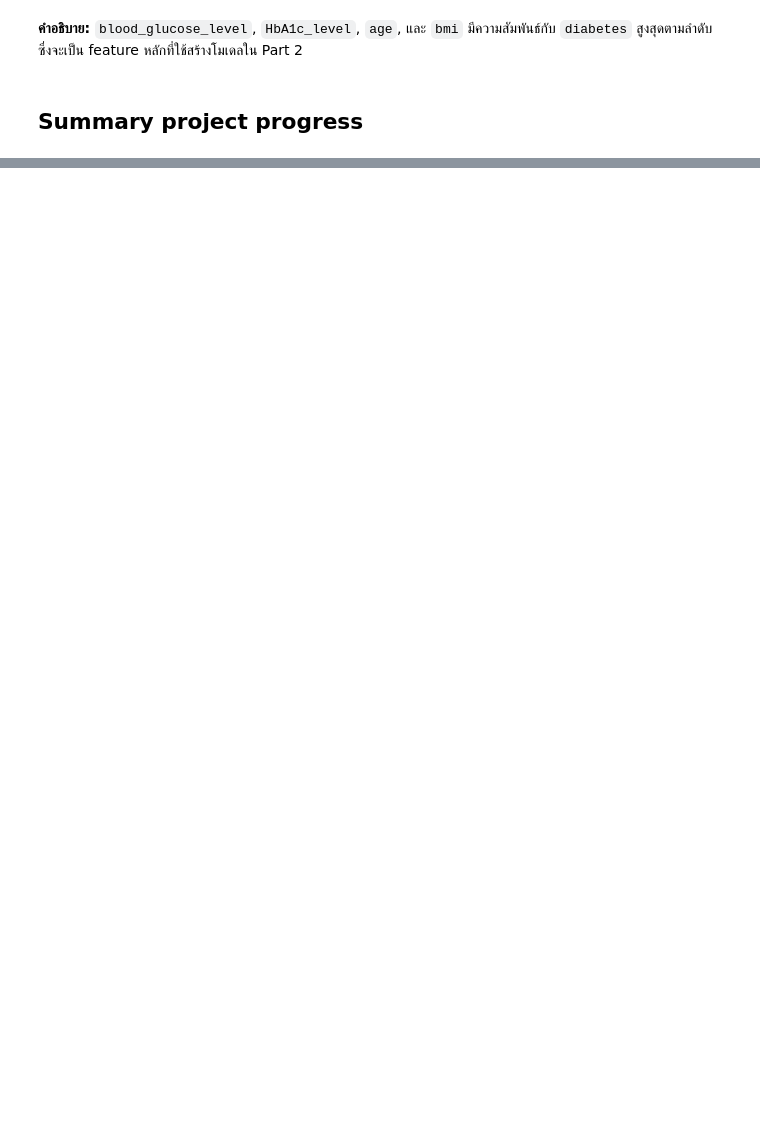
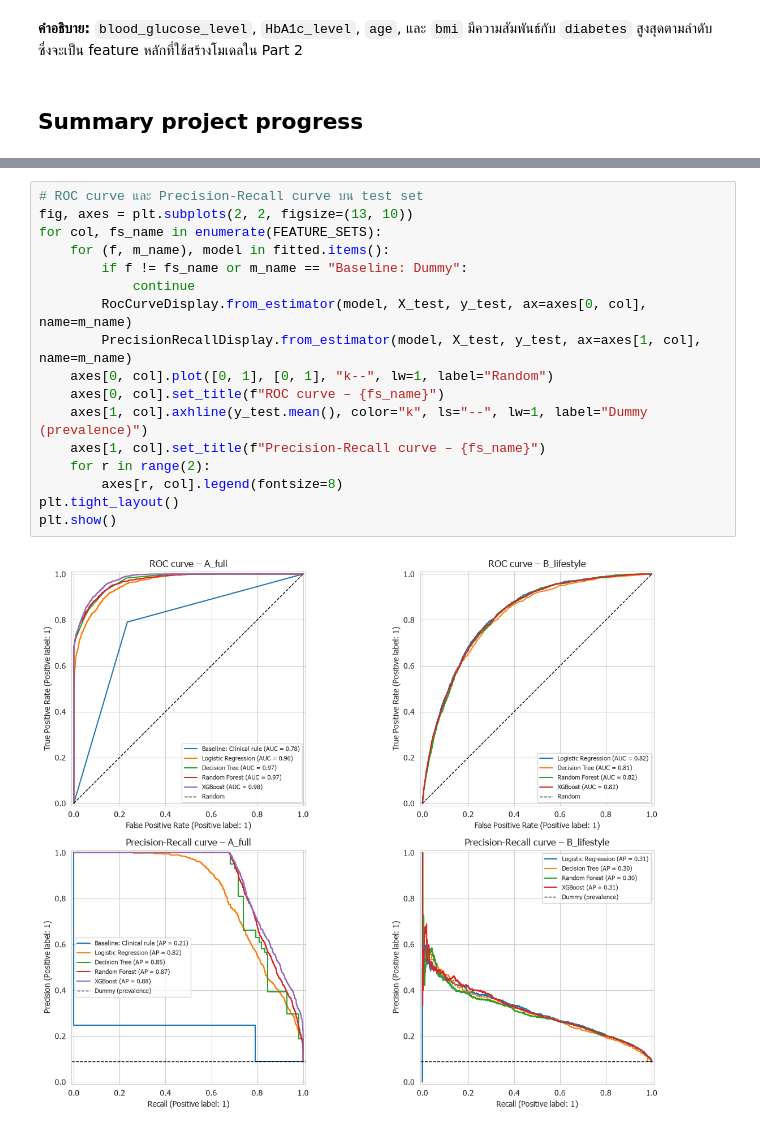
Before and after one commit to Graceiscoming/HealthSense, a Jupyter notebook: CP462_Project_HealthSense.ipynb, the cells around one changed output, grey strips where cells are left out. Saved outputs shown, nothing was run; the diff lists cells and outputs as text; blank space fills up the shorter version.

```diff
--- a/CP462_Project_HealthSense.ipynb
+++ b/CP462_Project_HealthSense.ipynb
@@ -378,0 +726,19 @@ Evaluate Model
+# %%
+# ROC curve และ Precision-Recall curve บน test set
+fig, axes = plt.subplots(2, 2, figsize=(13, 10))
+for col, fs_name in enumerate(FEATURE_SETS):
+    for (f, m_name), model in fitted.items():
+        if f != fs_name or m_name == "Baseline: Dummy":
+            continue
+        RocCurveDisplay.from_estimator(model, X_test, y_test, ax=axes[0, col], name=m_name)
+        PrecisionRecallDisplay.from_estimator(model, X_test, y_test, ax=axes[1, col], name=m_name)
+    axes[0, col].plot([0, 1], [0, 1], "k--", lw=1, label="Random")
+    axes[0, col].set_title(f"ROC curve – {fs_name}")
+    axes[1, col].axhline(y_test.mean(), color="k", ls="--", lw=1, label="Dummy (prevalence)")
+    axes[1, col].set_title(f"Precision-Recall curve – {fs_name}")
+    for r in range(2):
+        axes[r, col].legend(fontsize=8)
+plt.tight_layout()
+plt.show()
+# %% [output]
+[figure, added]
```
Also changed, not shown: parts of 39 cells of this notebook.
